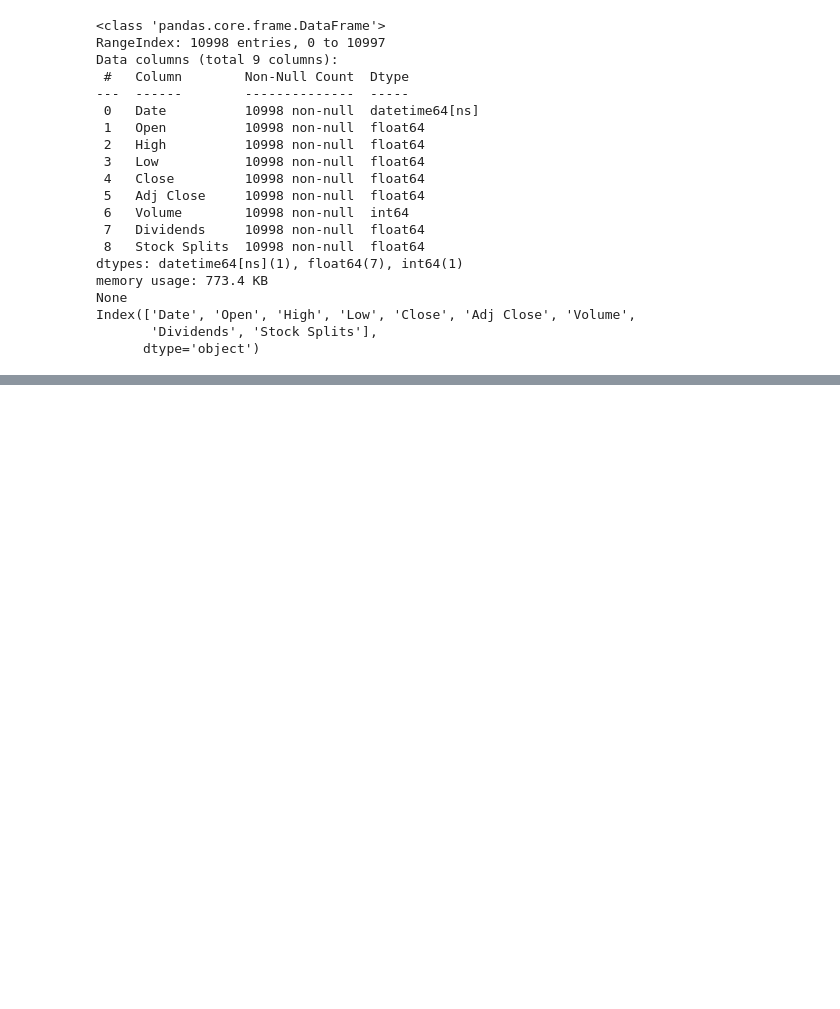
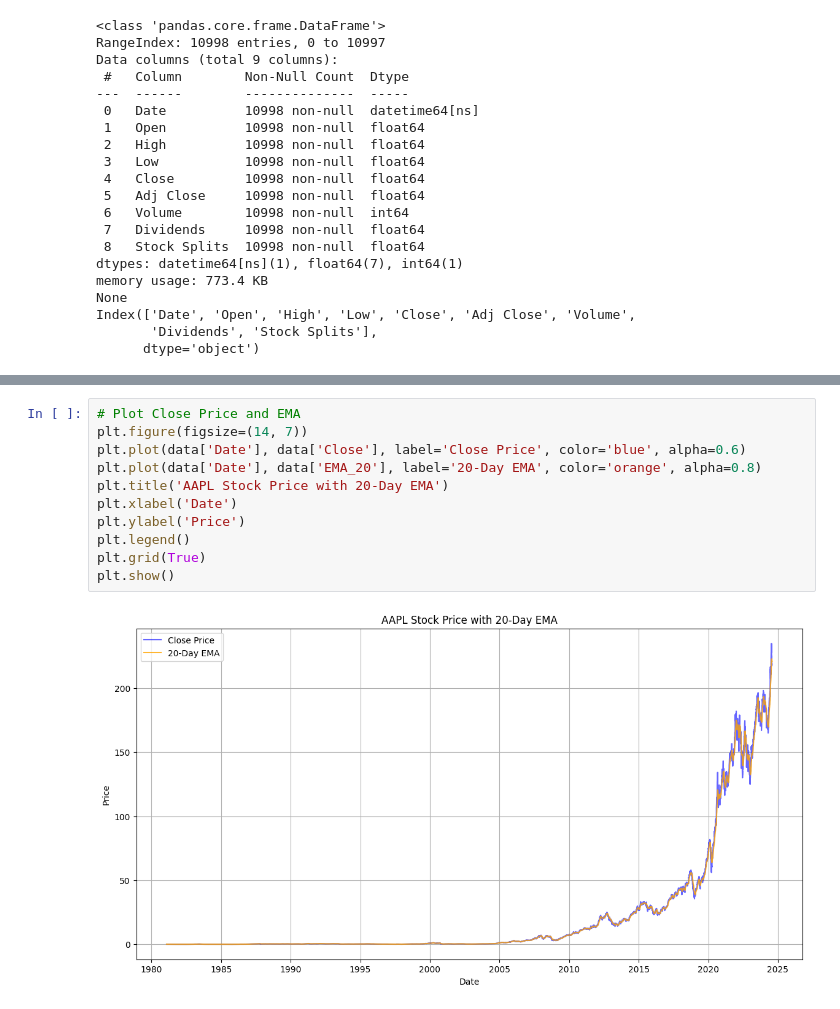
Before and after one commit to BekLG/Financial-News-Data-Analysis--KAIM-W1, a Jupyter notebook: notebooks/quantitativeAnalysis.ipynb, the cells around one changed output, grey strips where cells are left out. Drawn from its saved outputs; the diff is of its cells as text; blank space fills up the shorter version.

```diff
--- a/notebooks/quantitativeAnalysis.ipynb
+++ b/notebooks/quantitativeAnalysis.ipynb
@@ -63,0 +111,13 @@ Index(['Date', 'Open', 'High', 'Low', 'Close', 'Adj Close', 'Volume',
+# %%
+# Plot Close Price and EMA
+plt.figure(figsize=(14, 7))
+plt.plot(data['Date'], data['Close'], label='Close Price', color='blue', alpha=0.6)
+plt.plot(data['Date'], data['EMA_20'], label='20-Day EMA', color='orange', alpha=0.8)
+plt.title('AAPL Stock Price with 20-Day EMA')
+plt.xlabel('Date')
+plt.ylabel('Price')
+plt.legend()
+plt.grid(True)
+plt.show()
+# %% [output]
+[figure, added]
```
Also changed, not shown: parts of 6 cells of this notebook.
